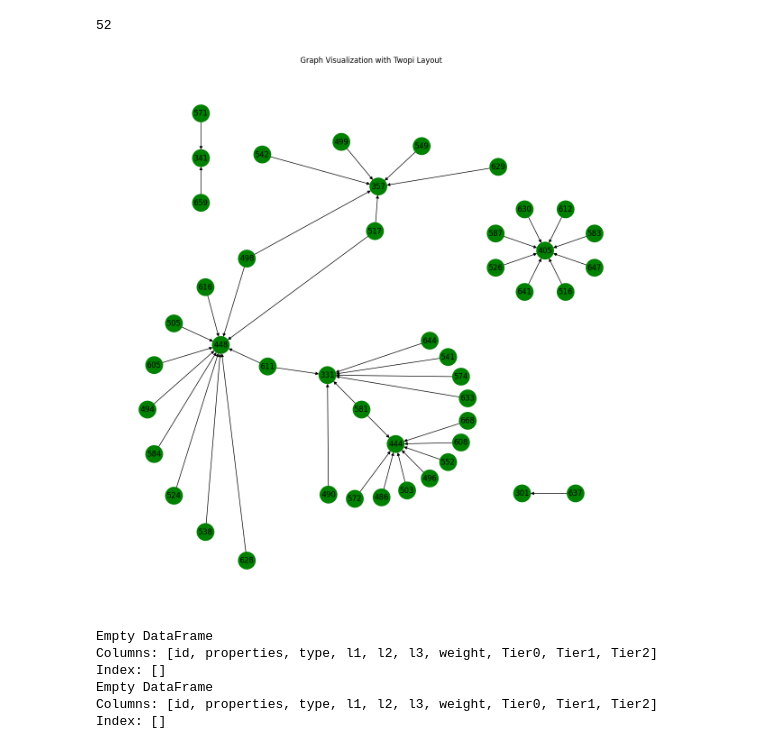
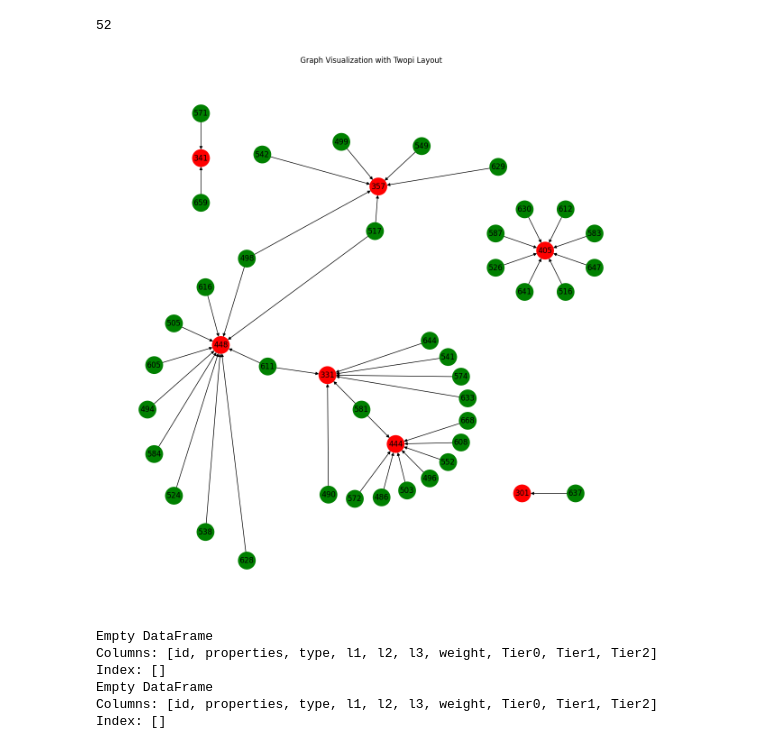
Before and after one commit to markajbell/BH, a Jupyter notebook: Stats_sec_1k.ipynb, the cells around one changed output. Drawn from its saved outputs; the diff is of its cells as text; code cells hidden in the pictures.

```diff
--- a/Stats_sec_1k.ipynb
+++ b/Stats_sec_1k.ipynb
@@ -771,35 +771,35 @@ colors = []
 #Assuming node 4 is the one to highlight
 for node in G.nodes():
     if (node) in str(tier0_node_ids['id']):
     #== new_node_id : # Ensure comparison is with string if nodes are strings
         colors.append('red')
         height=6
-    elif (node) in str(tier1_node_ids['id']):
+    elif (node) in tier1_node_ids['id']:
         colors.append('orange')
         height=4
     elif (node) in str(tier2_node_ids['id']):
         colors.append('green')
         height=2
     else:
         colors.append('yellow')
 
 # Set graph attributes to control spacing
 # G.graph['ranksep'] = '1.0' # Increase separation between ranks
 # G.graph['nodesep'] = '4.0' # Increase separation between nodes
 
 #G_pgv.graph_attr.update(root=new_node_id,ranksep='3.0',nodesep='2.0')
 #G_pgv.draw('pytry.jpg',prog='twopi') # This line caused the error
 plt.figure(figsize=(12, 12))
 # Use pydot_layout with 'twopi' program
 pos = pydot_layout(G, prog="twopi")#, root=str(new_node_id)) # Removed root as it might not exist in the graph
 nx.draw(G, pos, node_color=colors, with_labels=True, node_size=750, font_weight='normal')
 
 plt.title("Graph Visualization with Twopi Layout")
 graph_name_max = suf + '_max_twopi_graph.pdf'
 plt.savefig(graph_name_max, format="pdf")
 plt.show()
 # %% [output]
-[figure, old version]
+[figure, new version]
 # %%
 print(nodes[nodes['id'] == 3167])
 print(nodes[nodes['id'] == 3366])
```
Also changed, not shown: parts of 5 cells of this notebook.
